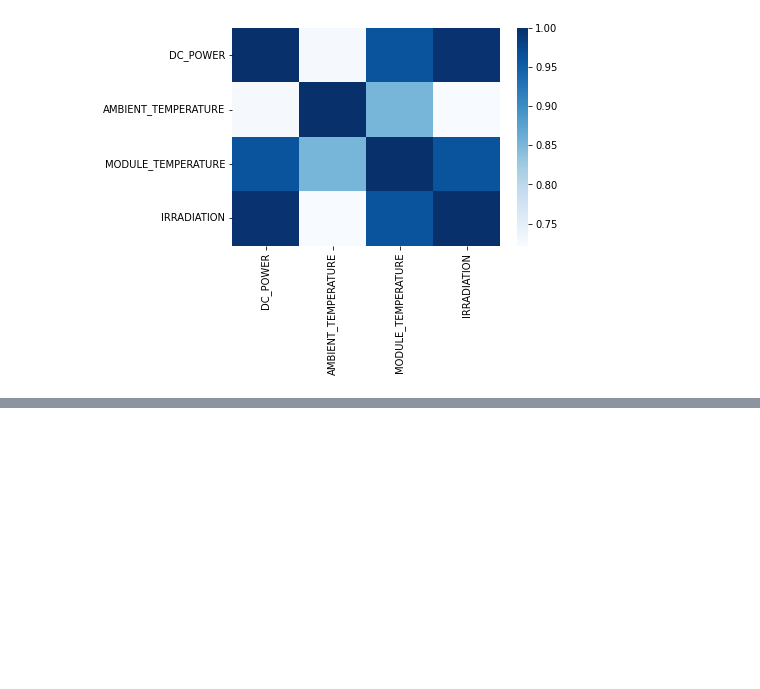
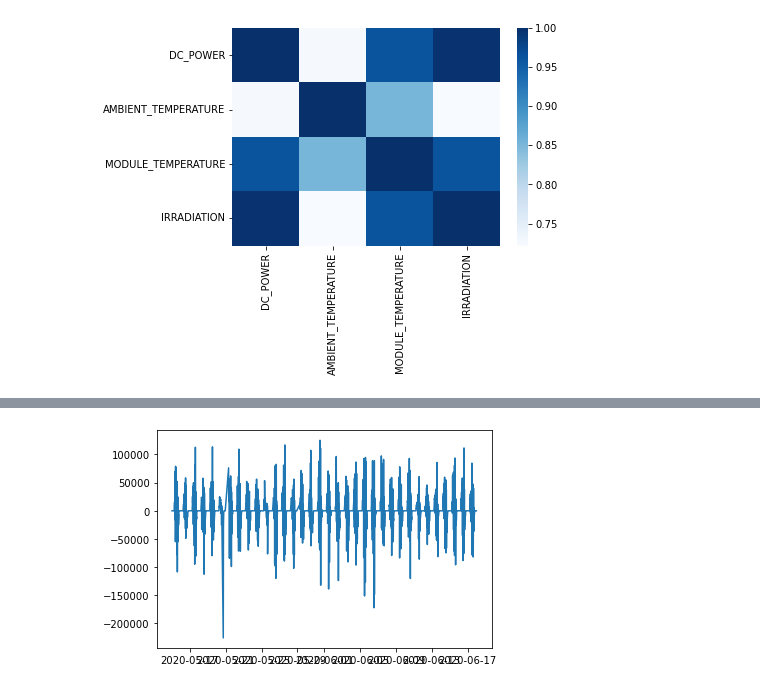
Before and after one commit to emanuelalmeid/SOLAR_PYTHON, a Jupyter notebook: solar.ipynb, the cells around one changed output, grey strips where cells are left out. Saved outputs shown, nothing was run; the diff lists cells and outputs as text; code cells hidden in the pictures; blank space fills up the shorter version.

```diff
--- a/solar.ipynb
+++ b/solar.ipynb
@@ -286,0 +427,4 @@ sns.heatmap(df_solar_weatherCor.corr(), cmap = 'Blues')
+# %%
+model4 = ARIMA(df_DC_POWER, order=(1,1,1))
+model4_fit= model4.fit()
+print(model4_fit.summary())
@@ -286,0 +449,7 @@ sns.heatmap(df_solar_weatherCor.corr(), cmap = 'Blues')
+# %%
+residuals = pd.DataFrame(model4_fit.resid)
+# %%
+plt.plot(residuals)
+plt.show()
+# %% [output]
+[figure, added]
```
Also changed, not shown: parts of 32 cells of this notebook.
